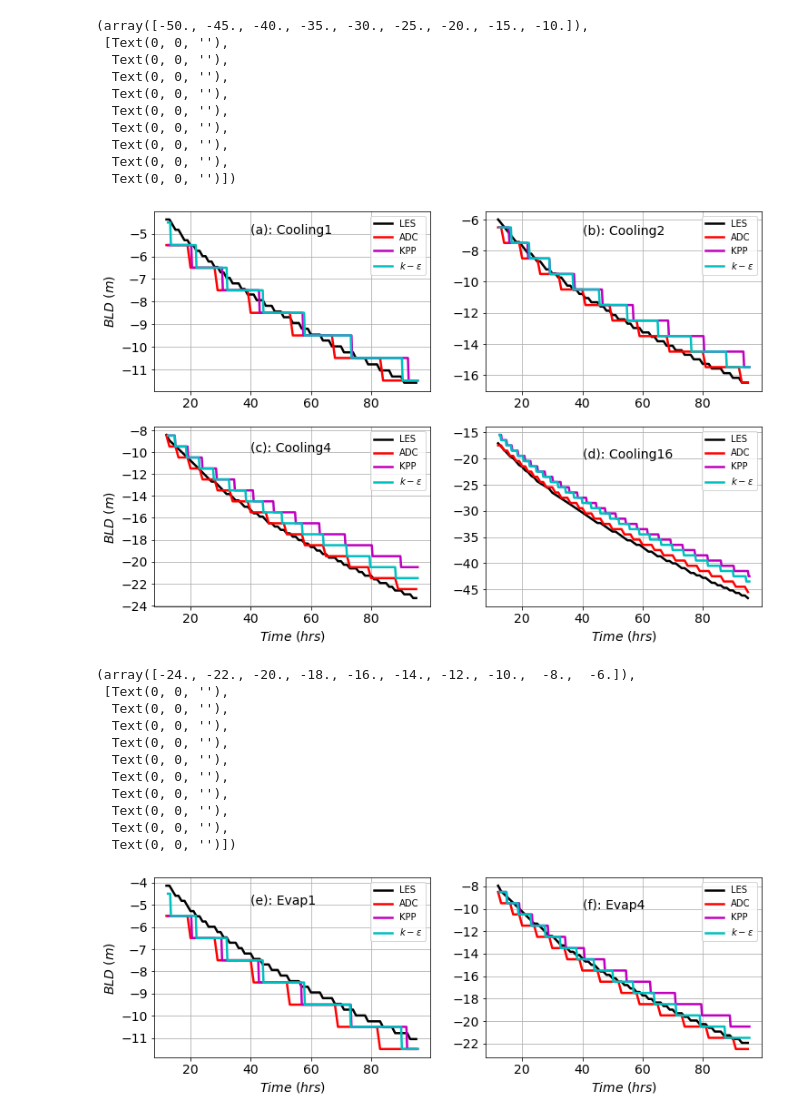
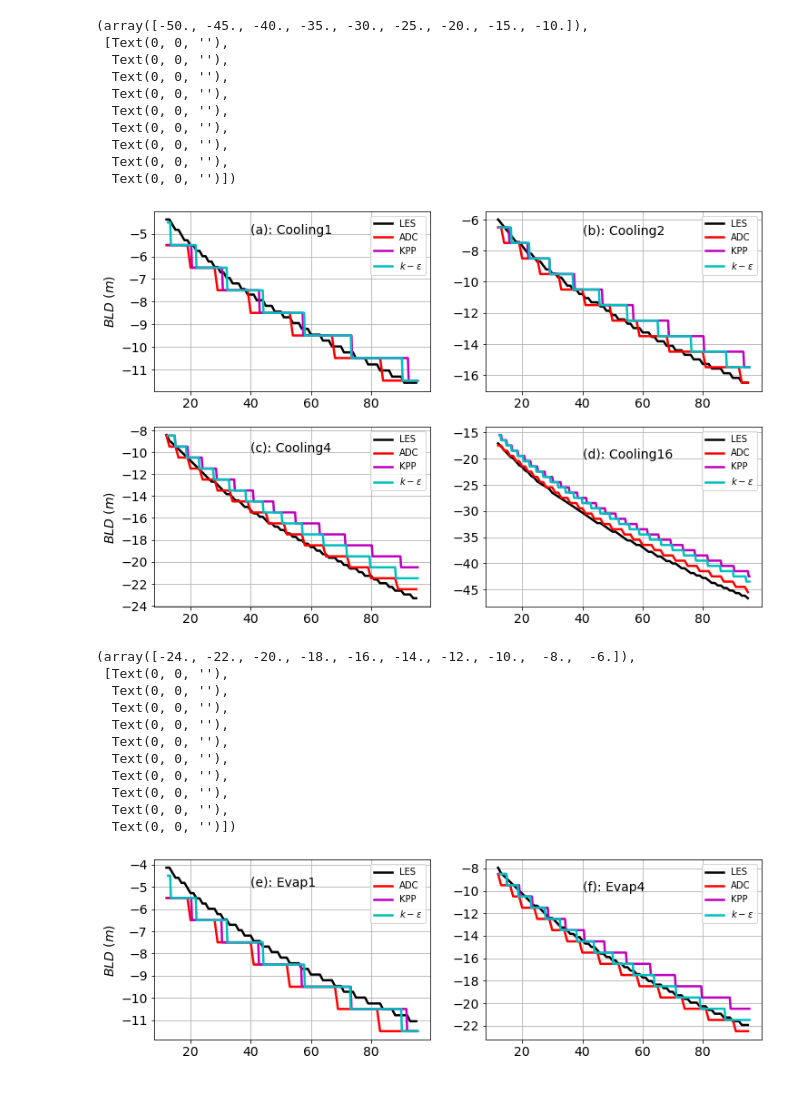
Before and after one commit to ChanJeunlam/cvmix_analysis_1, a Jupyter notebook: BLD_Cooling_eva_t1s.ipynb, the cells around one changed output. Drawn from its saved outputs; the diff is of its cells as text; code cells hidden in the pictures.

Commit message:
additional plots

```diff
--- a/BLD_Cooling_eva_t1s.ipynb
+++ b/BLD_Cooling_eva_t1s.ipynb
@@ -243,7 +243,7 @@ plt.plot(time_c4_1m_adc[12:],bld_c4_1m_adc[12:],'r',linewidth=2.5)
 plt.plot(time_c4_1m_kpp[50:]*900/3600,bld_c4_1m_kpp[50:],'m',linewidth=2.5)
 plt.plot(time_c4_1m_ke[50:]*900/3600,bld_c4_1m_ke[50:],'c',linewidth=2.5)
 
-plt.xlabel('$Time$ $(hrs)$',fontsize=14)
+#plt.xlabel('$Time$ $(hrs)$',fontsize=14)
 plt.ylabel('$BLD$ $(m)$ ',fontsize=14)
 plt.grid()
 plt.legend(["LES","ADC","KPP","$k-\epsilon$"])
@@ -259,7 +259,7 @@ plt.plot(time_c16_1m_adc[12:],bld_c16_1m_adc[12:],'r',linewidth=2.5)
 plt.plot(time_c16_1m_kpp[50:]*900/3600,bld_c16_1m_kpp[50:],'m',linewidth=2.5)
 plt.plot(time_c16_1m_ke[50:]*900/3600,bld_c16_1m_ke[50:],'c',linewidth=2.5)
 
-plt.xlabel('$Time$ $(hrs)$',fontsize=14)
+#plt.xlabel('$Time$ $(hrs)$',fontsize=14)
 #plt.ylabel('$BLD$ $(m)$  $@ max(N^2)$',fontsize=14)
 plt.grid()
 plt.legend(["LES","ADC","KPP","$k-\epsilon$"])
@@ -277,7 +277,7 @@ plt.yticks(fontsize=14)
   Text(0, 0, ''),
   Text(0, 0, ''),
   Text(0, 0, '')])
-[figure, old version]
+[figure, new version]
 # %%
 ### K-epsilon
 pathles="/Users/amrapallig/run/cvmix_analysis/les/K-EPSILON-SG/VR1m/Evap1/"
@@ -289,7 +289,7 @@ for i in np.arange(len(N2[:,0])):
     indx=N2[i,:].argmax()
     bld[i]=z[0,indx,0,0]
 
-bld_c1_1m_ke=bld; time_c1_1m_ke=np.arange(len(bld))
+bld_e1_1m_ke=bld; time_e1_1m_ke=np.arange(len(bld))
 
 
 pathles="/Users/amrapallig/run/cvmix_analysis/les/K-EPSILON-SG/VR1m/Evap4/"
@@ -301,7 +301,7 @@ for i in np.arange(len(N2[:,0])):
     indx=N2[i,:].argmax()
     bld[i]=z[0,indx,0,0]
 
-bld_c2_1m_ke=bld; time_c2_1m_ke=np.arange(len(bld))
+bld_e4_1m_ke=bld; time_e4_1m_ke=np.arange(len(bld))
 
 
 
@@ -316,7 +316,7 @@ for i in np.arange(len(N2[:,0])):
     indx=N2[i,:].argmax()
     bld[i]=z[0,indx,0,0]
 
-bld_c1_1m_kpp=bld; time_c1_1m_kpp=np.arange(len(bld))
+bld_e1_1m_kpp=bld; time_e1_1m_kpp=np.arange(len(bld))
 
 pathles="/Users/amrapallig/run/cvmix_analysis/les/KPP-CVMix/VR1m/Evap4/"
 lesc1= Dataset(pathles+"gotm_out.nc", mode='r')
@@ -327,7 +327,7 @@ for i in np.arange(len(N2[:,0])):
     indx=N2[i,:].argmax()
     bld[i]=z[0,indx,0,0]
 
-bld_c2_1m_kpp=bld; time_c2_1m_kpp=np.arange(len(bld))
+bld_e4_1m_kpp=bld; time_e4_1m_kpp=np.arange(len(bld))
 
 
 #### les
@@ -344,7 +344,7 @@ for i in np.arange(len(N2[:,0])):
     indx=N2[i,:].argmax()
     bld[i]=zm[indx]
 
-bld_c1_les=bld; time_c1_les=np.arange(len(bld))
+bld_e1_les=bld; time_e1_les=np.arange(len(bld))
 
 lesc1= Dataset(pathles+"les/Evap4.nc", mode='r')
 temp=lesc1.variables['salt']; zm=lesc1.variables['zm']; time=lesc1.variables['Time']
@@ -354,7 +354,7 @@ for i in np.arange(len(N2[:,0])):
     indx=N2[i,:].argmax()
     bld[i]=zm[indx]
 
-bld_c2_les=bld; time_c2_les=np.arange(len(bld))
+bld_e4_les=bld; time_e4_les=np.arange(len(bld))
 
 
 
@@ -372,7 +372,7 @@ for i in np.arange(len(N2[:,0])):
     indx=N2[i,:].argmax()
     bld[i]=zm[0,0,indx]
 
-bld_c1_1m_adc=bld; time_c1_1m_adc=np.arange(len(bld))
+bld_e1_1m_adc=bld; time_e1_1m_adc=np.arange(len(bld))
 
 fh_1m=Dataset(path+'output.0001-01-01_00.00_e4_1m_test2.nc', mode='r')
 mfc1_1m = Dataset(path+'adcTurbulenceArrays_e4_1m_test2.nc', mode='r')
@@ -383,7 +383,7 @@ for i in np.arange(len(N2[:,0])):
     indx=N2[i,:].argmax()
     bld[i]=zm[0,0,indx]
 
-bld_c2_1m_adc=bld; time_c2_1m_adc=np.arange(len(bld))
+bld_e4_1m_adc=bld; time_e4_1m_adc=np.arange(len(bld))
 
 
 
@@ -395,48 +395,48 @@ fig= plt.figure(figsize=(12,8))
 
 plt.subplot(221)
 
-plt.plot(time_c1_les[12:],bld_c1_les[12:],'k',linewidth=2.5)
-plt.plot(time_c1_1m_adc[12:],bld_c1_1m_adc[12:],'r',linewidth=2.5)
-plt.plot(time_c1_1m_kpp[50:]*900/3600,bld_c1_1m_kpp[50:],'m',linewidth=2.5)
-plt.plot(time_c1_1m_ke[50:]*900/3600,bld_c1_1m_ke[50:],'c',linewidth=2.5)
+plt.plot(time_e1_les[12:],bld_e1_les[12:],'k',linewidth=2.5)
+plt.plot(time_e1_1m_adc[12:],bld_e1_1m_adc[12:],'r',linewidth=2.5)
+plt.plot(time_e1_1m_kpp[50:]*900/3600,bld_e1_1m_kpp[50:],'m',linewidth=2.5)
+plt.plot(time_e1_1m_ke[50:]*900/3600,bld_e1_1m_ke[50:],'c',linewidth=2.5)
 
-plt.xlabel('$Time$ $(hrs)$',fontsize=14)
+#plt.xlabel('$Time$ $(hrs)$',fontsize=14)
 plt.ylabel('$BLD$ $(m)$ ',fontsize=14)
 plt.grid()
 plt.legend(["LES","ADC","KPP","$k-\epsilon$"])
 plt.text(40,-5,"(e): Evap1", fontsize=14)
 plt.xticks(fontsize=14)
 plt.yticks(fontsize=14)
 
 
 
 plt.subplot(222)
 
-plt.plot(time_c2_les[12:],bld_c2_les[12:],'k',linewidth=2.5)
-plt.plot(time_c2_1m_adc[12:],bld_c2_1m_adc[12:],'r',linewidth=2.5)
-plt.plot(time_c2_1m_kpp[50:]*900/3600,bld_c2_1m_kpp[50:],'m',linewidth=2.5)
-plt.plot(time_c2_1m_ke[50:]*900/3600,bld_c2_1m_ke[50:],'c',linewidth=2.5)
+plt.plot(time_e4_les[12:],bld_e4_les[12:],'k',linewidth=2.5)
+plt.plot(time_e4_1m_adc[12:],bld_e4_1m_adc[12:],'r',linewidth=2.5)
+plt.plot(time_e4_1m_kpp[50:]*900/3600,bld_e4_1m_kpp[50:],'m',linewidth=2.5)
+plt.plot(time_e4_1m_ke[50:]*900/3600,bld_e4_1m_ke[50:],'c',linewidth=2.5)
 
-plt.xlabel('$Time$ $(hrs)$',fontsize=14)
+#plt.xlabel('$Time$ $(hrs)$',fontsize=14)
 #plt.ylabel('$BLD$ $(m)$  $@ max(N^2)$',fontsize=14)
 plt.grid()
 plt.legend(["LES","ADC","KPP","$k-\epsilon$"])
 plt.text(40,-10,"(f): Evap4", fontsize=14)
 plt.xticks(fontsize=14)
 plt.yticks(fontsize=14)
 # %% [output]
 (array([-24., -22., -20., -18., -16., -14., -12., -10.,  -8.,  -6.]),
  [Text(0, 0, ''),
   Text(0, 0, ''),
   Text(0, 0, ''),
   Text(0, 0, ''),
   Text(0, 0, ''),
   Text(0, 0, ''),
   Text(0, 0, ''),
   Text(0, 0, ''),
   Text(0, 0, ''),
   Text(0, 0, '')])
-[figure, old version]
+[figure, new version]
 # %%
 ### K-epsilon
 pathles="/Users/amrapallig/run/cvmix_analysis/les/K-EPSILON-SG/VR1m/T1S0/"
```
Also changed, not shown: parts of 3 cells of this notebook, 6 other files.
